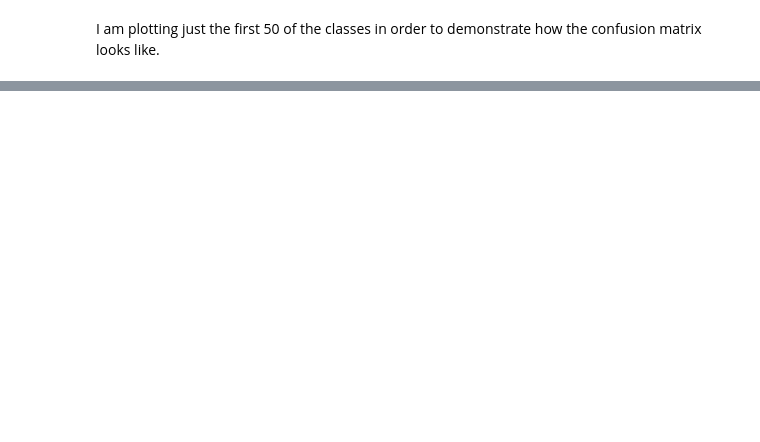
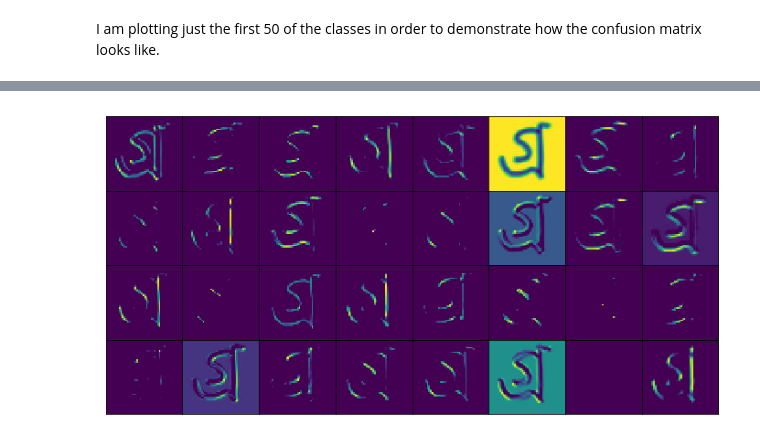
Before and after one commit to nathdipankar/Assamese-Character-Recognition, a Jupyter notebook: CNN for Assamese script character recognition.ipynb, the cells around one changed output, grey strips where cells are left out. Cells and saved outputs as stored; diff of their text form; code cells hidden in the pictures; blank space fills up the shorter version.

Commit message:
Output of conv layers shown

```diff
--- a/CNN for Assamese script character recognition.ipynb
+++ b/CNN for Assamese script character recognition.ipynb
@@ -227,0 +225,21 @@ predict_new_image('predict/predict_24.jpg')
+# %%
+from keras import models
+layer_outputs = [layer.output for layer in model.layers[:8]]
+activation_model = models.Model(input=model.input, output=layer_outputs)
+test1 = load_img('predict/predict_7.jpg')
+test2 = resizeimage.resize_contain(test1, [50,50]).convert('RGB')
+test = img_to_array(test2)
+test = np.expand_dims(test, axis = 0)
+activations = activation_model.predict(test)
+
+first_layer_activation = activations[0]
+fig = plt.figure(figsize = (12, 6))
+for i in range(first_layer_activation.shape[3]):
+    ax = plt.subplot(4, 8, i+1)
+    ax.imshow(first_layer_activation[0, :, :, i], cmap='viridis')
+    ax.set_xticks([])
+    ax.set_yticks([])
+    ax.set_aspect('auto')
+fig.subplots_adjust(wspace=0, hspace=0)
+# %% [output]
+[figure, added]
```
Also changed, not shown: parts of 8 cells of this notebook.
